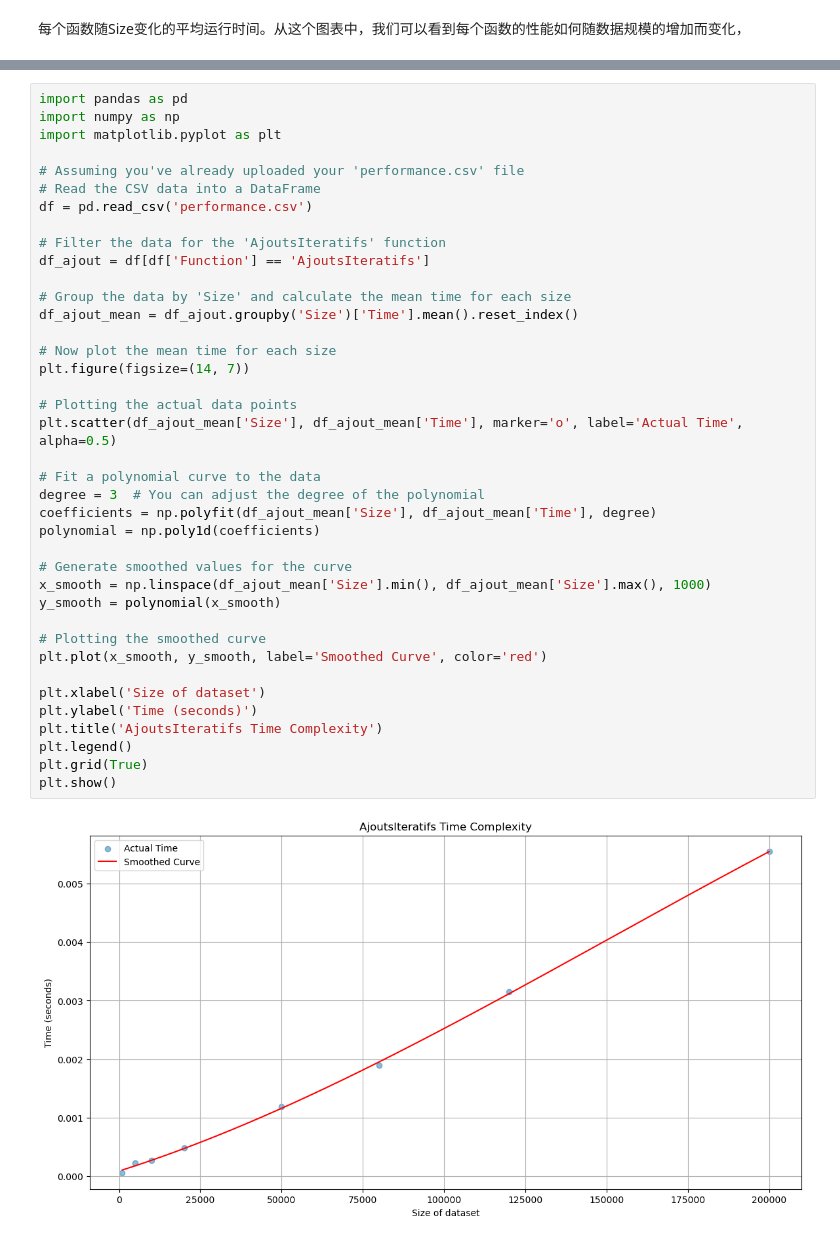
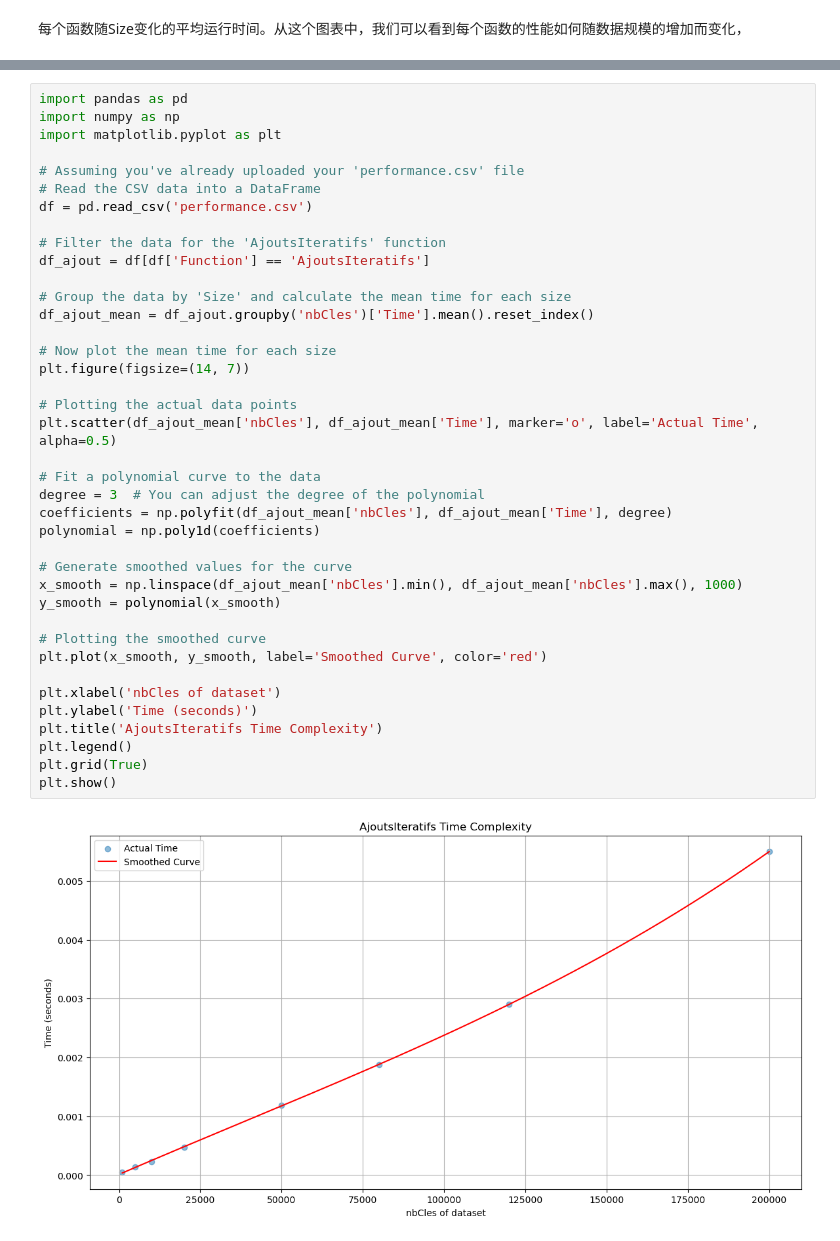
Before and after one commit to yangx219/ZHANG_YANG_ALGAV, a Jupyter notebook: ALGAV_projet.ipynb, the cells around one changed output, grey strips where cells are left out. Saved outputs shown, nothing was run; the diff lists cells and outputs as text.

```diff
--- a/ALGAV_projet.ipynb
+++ b/ALGAV_projet.ipynb
@@ -73,36 +72,36 @@ import matplotlib.pyplot as plt
 # Assuming you've already uploaded your 'performance.csv' file
 # Read the CSV data into a DataFrame
 df = pd.read_csv('performance.csv')
 
 # Filter the data for the 'AjoutsIteratifs' function
 df_ajout = df[df['Function'] == 'AjoutsIteratifs']
 
 # Group the data by 'Size' and calculate the mean time for each size
-df_ajout_mean = df_ajout.groupby('Size')['Time'].mean().reset_index()
+df_ajout_mean = df_ajout.groupby('nbCles')['Time'].mean().reset_index()
 
 # Now plot the mean time for each size
 plt.figure(figsize=(14, 7))
 
 # Plotting the actual data points
-plt.scatter(df_ajout_mean['Size'], df_ajout_mean['Time'], marker='o', label='Actual Time', alpha=0.5)
+plt.scatter(df_ajout_mean['nbCles'], df_ajout_mean['Time'], marker='o', label='Actual Time', alpha=0.5)
 
 # Fit a polynomial curve to the data
 degree = 3  # You can adjust the degree of the polynomial
-coefficients = np.polyfit(df_ajout_mean['Size'], df_ajout_mean['Time'], degree)
+coefficients = np.polyfit(df_ajout_mean['nbCles'], df_ajout_mean['Time'], degree)
 polynomial = np.poly1d(coefficients)
 
 # Generate smoothed values for the curve
-x_smooth = np.linspace(df_ajout_mean['Size'].min(), df_ajout_mean['Size'].max(), 1000)
+x_smooth = np.linspace(df_ajout_mean['nbCles'].min(), df_ajout_mean['nbCles'].max(), 1000)
 y_smooth = polynomial(x_smooth)
 
 # Plotting the smoothed curve
 plt.plot(x_smooth, y_smooth, label='Smoothed Curve', color='red')
 
-plt.xlabel('Size of dataset')
+plt.xlabel('nbCles of dataset')
 plt.ylabel('Time (seconds)')
 plt.title('AjoutsIteratifs Time Complexity')
 plt.legend()
 plt.grid(True)
 plt.show()
 # %% [output]
-[figure, old version]
+[figure, new version]
```
Also changed, not shown: parts of 2 cells of this notebook, 12 other files.
